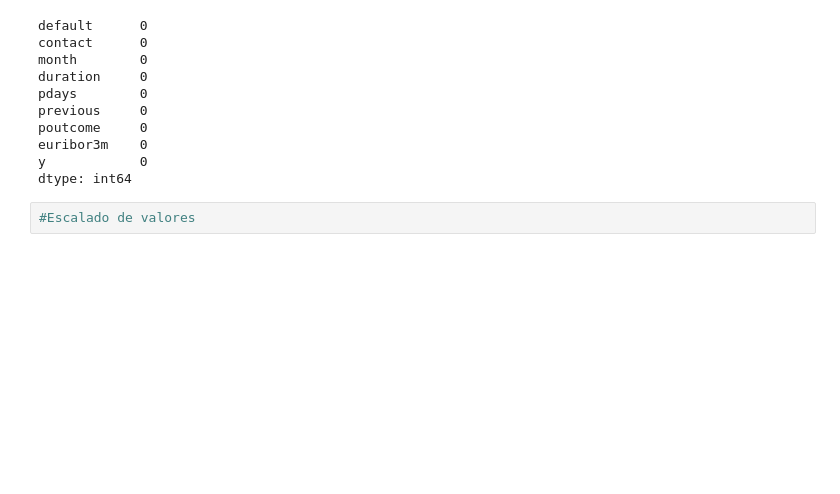
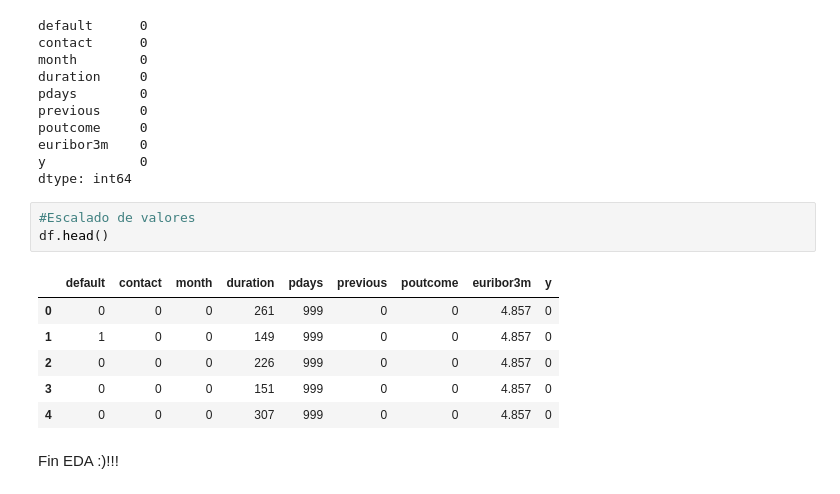
Before and after one commit to diegomacaya/regresion_logistica, a Jupyter notebook: src/explore.ipynb, the cells around one changed output. Saved outputs shown, nothing was run; the diff lists cells and outputs as text; blank space fills up the shorter version.

```diff
--- a/src/explore.ipynb
+++ b/src/explore.ipynb
@@ -264,3 +251,13 @@ y            0
 dtype: int64
 # %%
 #Escalado de valores
+df.head()
+# %% [output]
+|  | default | contact | month | duration | pdays | previous | poutcome | euribor3m | y |
+| 0 | 0 | 0 | 0 | 261 | 999 | 0 | 0 | 4.857 | 0 |
+| 1 | 1 | 0 | 0 | 149 | 999 | 0 | 0 | 4.857 | 0 |
+| 2 | 0 | 0 | 0 | 226 | 999 | 0 | 0 | 4.857 | 0 |
+| 3 | 0 | 0 | 0 | 151 | 999 | 0 | 0 | 4.857 | 0 |
+| 4 | 0 | 0 | 0 | 307 | 999 | 0 | 0 | 4.857 | 0 |
+# %% [markdown]
+Fin EDA :)!!!
```
Also changed, not shown: parts of 15 cells of this notebook.
